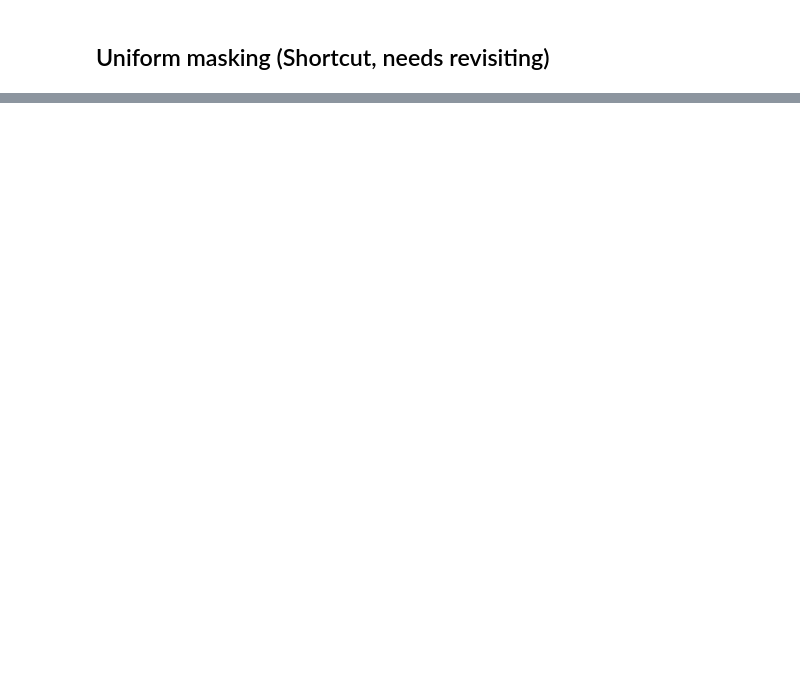
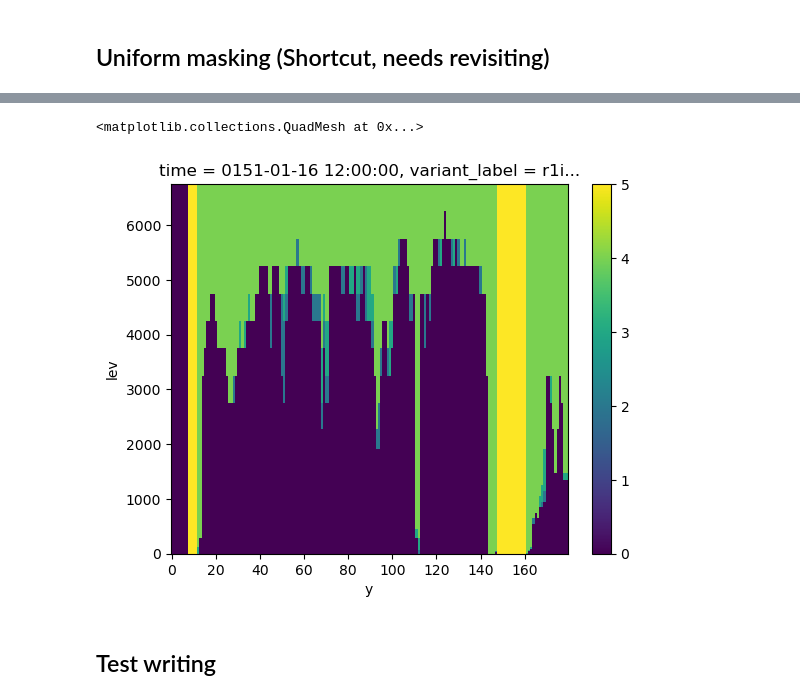
Before and after one commit to m2lines/ocean_emulators, a Jupyter notebook: notebooks/preprocessing.ipynb, the cells around one changed output, grey strips where cells are left out. Cells and saved outputs as stored; diff of their text form; code cells hidden in the pictures; blank space fills up the shorter version.

Commit message:
Before writing out

```diff
--- a/notebooks/preprocessing.ipynb
+++ b/notebooks/preprocessing.ipynb
@@ -309,0 +413,2 @@ int_test_regridded.thetao.isel(time=0).plot(x='x')
+# %%
+ddict_merged_atmos = merge_variables({k:ds.chunk({'time':1}) for k,ds in ddict_atmos.items()})
@@ -310,4 +433,26 @@ int_test_regridded.thetao.isel(time=0).plot(x='x')
+# %%
+def regrid_and_merge_regular_grid(ds_list:List[xr.Dataset]) -> xr.Dataset:
+    target_ds = xe.util.grid_global(1,1, lon1=360)
+    datasets = []
+    for ds in ds_list:
+        ds_regridded = spatially_regrid(ds, target_ds)
+        ds_regridded.attrs = ds.attrs
+        datasets.append(ds_regridded)
+    return xr.merge(datasets,combine_attrs='drop_conflicts')
+
+ddict_final = combine_datasets(
+    ddict_all_ocean_final|ddict_merged_atmos,
+    regrid_and_merge_regular_grid,
+    match_attrs=['source_id', 'experiment_id','variant_label'],
+)
 # %% [markdown]
 ## Uniform masking (Shortcut, needs revisiting)
 # %%
-ds_test =
+ds_test = ddict_final['GFDL-CM4.piControl.r1i1p1f1'].squeeze()
+masks = [np.isnan(ds_test[var].isel(time=0)) for var in ds_test.data_vars]
+combined_mask = sum(masks).load()
+combined_mask
+ds_masked = ds_test.where(combined_mask>0)
+ds_masked
+# nan_mask = np.isnan(ds_test.isel(time=0)).any(['x', 'y', 'lev'])
+# nan_mask
@@ -313,0 +477,7 @@ ds_test =
+# %%
+combined_mask.isel(x=200).plot()
+# %% [output]
+<matplotlib.collections.QuadMesh at 0x...>
+[figure, added]
+# %% [markdown]
+## Test writing
```
Also changed, not shown: parts of 8 cells of this notebook, 2 other files.
